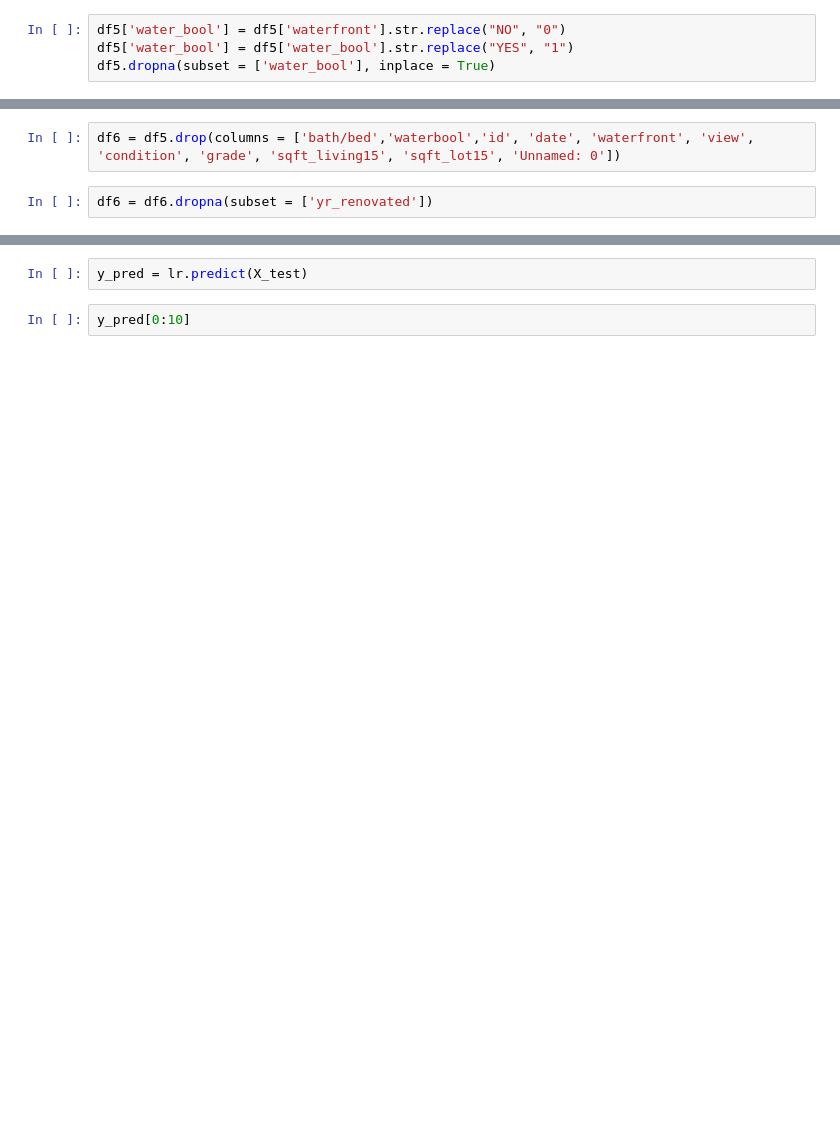
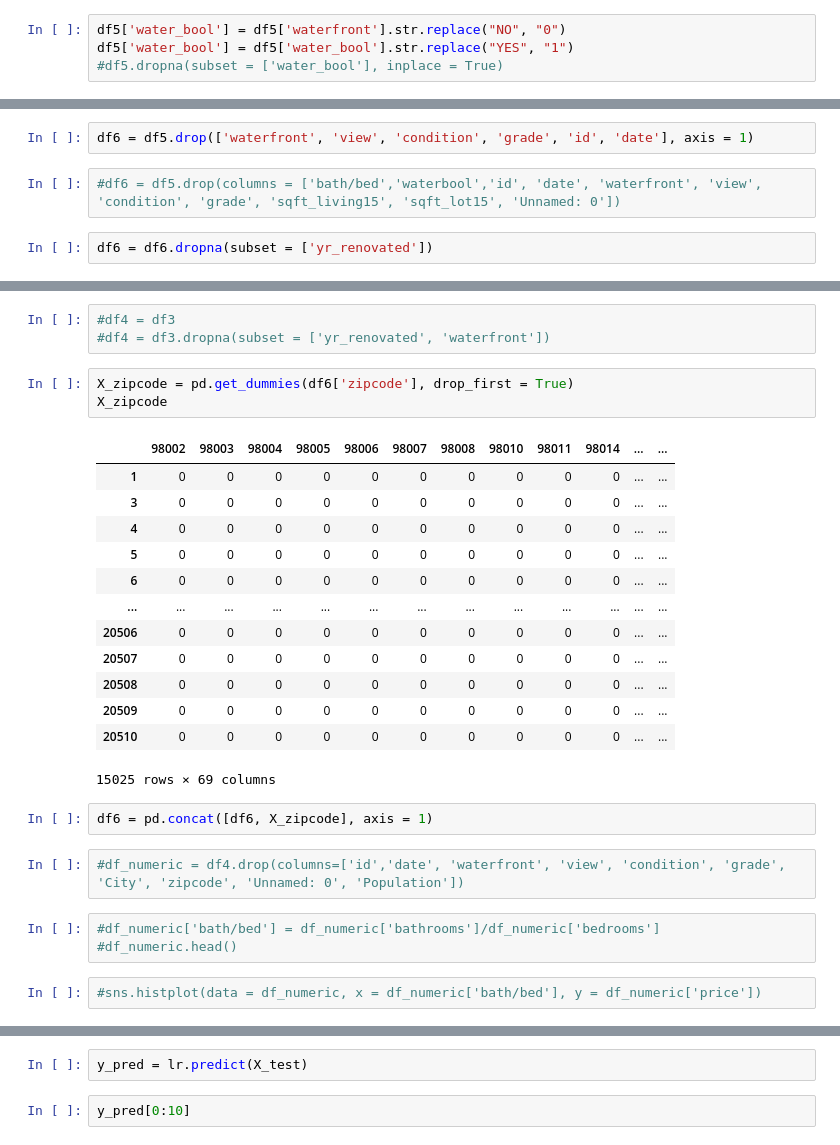
Before and after one commit to MusaAbbasi/Phase_2_Project, a Jupyter notebook: Data_Wrangling_Musa.ipynb, the cells around one changed output, grey strips where cells are left out. Saved outputs shown, nothing was run; the diff lists cells and outputs as text; blank space fills up the shorter version.

```diff
--- a/Data_Wrangling_Musa.ipynb
+++ b/Data_Wrangling_Musa.ipynb
@@ -98,4 +93,4 @@ df5['bed/bath'] = df5['bedrooms']/df5['bathrooms']
 # %%
 df5['water_bool'] = df5['waterfront'].str.replace("NO", "0")
 df5['water_bool'] = df5['water_bool'].str.replace("YES", "1")
-df5.dropna(subset = ['water_bool'], inplace = True)
+#df5.dropna(subset = ['water_bool'], inplace = True)
@@ -137,4 +99,6 @@ memory usage: 3.5+ MB
+# %%
+df6 = df5.drop(['waterfront', 'view', 'condition', 'grade', 'id', 'date'], axis = 1)
 # %%
-df6 = df5.drop(columns = ['bath/bed','waterbool','id', 'date', 'waterfront', 'view', 'condition', 'grade', 'sqft_living15', 'sqft_lot15', 'Unnamed: 0'])
+#df6 = df5.drop(columns = ['bath/bed','waterbool','id', 'date', 'waterfront', 'view', 'condition', 'grade', 'sqft_living15', 'sqft_lot15', 'Unnamed: 0'])
 # %%
 df6 = df6.dropna(subset = ['yr_renovated'])
@@ -141,3 +267,32 @@ df6 = df6.dropna(subset = ['yr_renovated'])
+# %%
+#df4 = df3
+#df4 = df3.dropna(subset = ['yr_renovated', 'waterfront'])
+# %%
+X_zipcode = pd.get_dummies(df6['zipcode'], drop_first = True)
+X_zipcode
+# %% [output]
+|  | 98002 | 98003 | 98004 | 98005 | 98006 | 98007 | 98008 | 98010 | 98011 | 98014 | ... | ... |
+| 1 | 0 | 0 | 0 | 0 | 0 | 0 | 0 | 0 | 0 | 0 | ... | ... |
+| 3 | 0 | 0 | 0 | 0 | 0 | 0 | 0 | 0 | 0 | 0 | ... | ... |
+| 4 | 0 | 0 | 0 | 0 | 0 | 0 | 0 | 0 | 0 | 0 | ... | ... |
+| 5 | 0 | 0 | 0 | 0 | 0 | 0 | 0 | 0 | 0 | 0 | ... | ... |
+| 6 | 0 | 0 | 0 | 0 | 0 | 0 | 0 | 0 | 0 | 0 | ... | ... |
+| ... | ... | ... | ... | ... | ... | ... | ... | ... | ... | ... | ... | ... |
+| 20506 | 0 | 0 | 0 | 0 | 0 | 0 | 0 | 0 | 0 | 0 | ... | ... |
+| 20507 | 0 | 0 | 0 | 0 | 0 | 0 | 0 | 0 | 0 | 0 | ... | ... |
+| 20508 | 0 | 0 | 0 | 0 | 0 | 0 | 0 | 0 | 0 | 0 | ... | ... |
+| 20509 | 0 | 0 | 0 | 0 | 0 | 0 | 0 | 0 | 0 | 0 | ... | ... |
+| 20510 | 0 | 0 | 0 | 0 | 0 | 0 | 0 | 0 | 0 | 0 | ... | ... |
+15025 rows × 69 columns
+# %%
+df6 = pd.concat([df6, X_zipcode], axis = 1)
+# %%
+#df_numeric = df4.drop(columns=['id','date', 'waterfront', 'view', 'condition', 'grade', 'City', 'zipcode', 'Unnamed: 0', 'Population'])
+# %%
+#df_numeric['bath/bed'] = df_numeric['bathrooms']/df_numeric['bedrooms']
+#df_numeric.head()
+# %%
+#sns.histplot(data = df_numeric, x = df_numeric['bath/bed'], y = df_numeric['price'])
 # %%
 df6.columns
 # %% [output]
```
Also changed, not shown: parts of 64 cells of this notebook, 2 other files.
